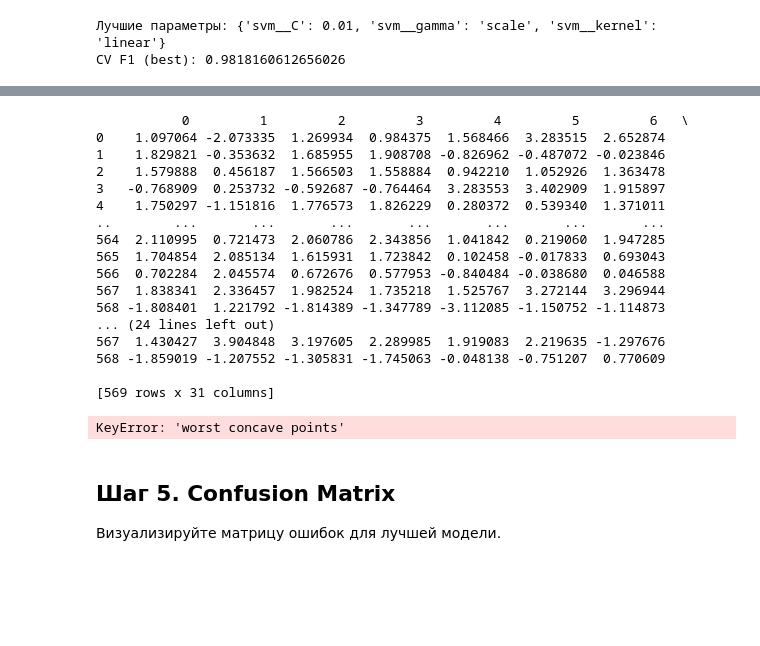
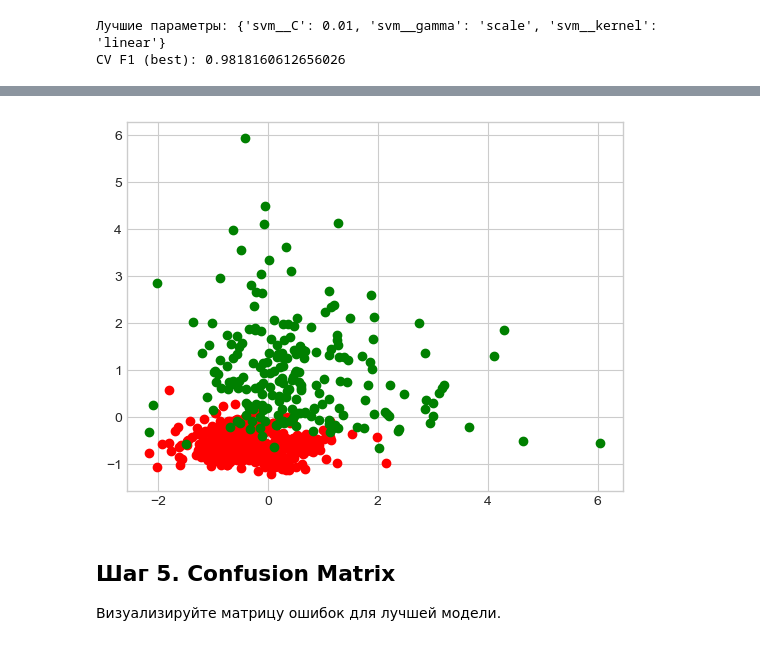
Before and after one commit to isachagit/ML_Homework, a Jupyter notebook: hw07_SVM/svm_practice_student.ipynb, the cells around one changed output, grey strips where cells are left out. Drawn from its saved outputs; the diff is of its cells as text; code cells hidden in the pictures; blank space fills up the shorter version.

```diff
--- a/hw07_SVM/svm_practice_student.ipynb
+++ b/hw07_SVM/svm_practice_student.ipynb
@@ -276,29 +297,11 @@ weighted avg       0.96      0.96      0.96       143
 # %%
-X = pd.DataFrame(StandardScaler().fit_transform(X), columns = X.columns.name)
-print(X)
-plt.scatter(X['worst concave points'][y[y==1].index], X['worst perimeter'][y[y==1].index], c = 'red')
-plt.scatter(X['worst concave points'][y[y==0].index], X['worst perimeter'][y[y==0].index], c = 'green')
+
+plt.scatter(X[28][y[y==1].index], X[23][y[y==1].index],  c = 'red')
+plt.scatter(X[28][y[y==0].index], X[23][y[y==0].index], c = 'green')
 plt.show()
 print()
 # %% [output]
-           0         1         2         3         4         5         6   \
-0    1.097064 -2.073335  1.269934  0.984375  1.568466  3.283515  2.652874
-1    1.829821 -0.353632  1.685955  1.908708 -0.826962 -0.487072 -0.023846
-2    1.579888  0.456187  1.566503  1.558884  0.942210  1.052926  1.363478
-3   -0.768909  0.253732 -0.592687 -0.764464  3.283553  3.402909  1.915897
-4    1.750297 -1.151816  1.776573  1.826229  0.280372  0.539340  1.371011
-..        ...       ...       ...       ...       ...       ...       ...
-564  2.110995  0.721473  2.060786  2.343856  1.041842  0.219060  1.947285
-565  1.704854  2.085134  1.615931  1.723842  0.102458 -0.017833  0.693043
-566  0.702284  2.045574  0.672676  0.577953 -0.840484 -0.038680  0.046588
-567  1.838341  2.336457  1.982524  1.735218  1.525767  3.272144  3.296944
-568 -1.808401  1.221792 -1.814389 -1.347789 -3.112085 -1.150752 -1.114873
-... (24 lines left out)
-567  1.430427  3.904848  3.197605  2.289985  1.919083  2.219635 -1.297676
-568 -1.859019 -1.207552 -1.305831 -1.745063 -0.048138 -0.751207  0.770609
-
-[569 rows x 31 columns]
-KeyError: 'worst concave points'
+[figure, added]
 # %% [markdown]
 ## Шаг 5. Confusion Matrix
 
```
Also changed, not shown: parts of 9 cells of this notebook, 4 other files.
